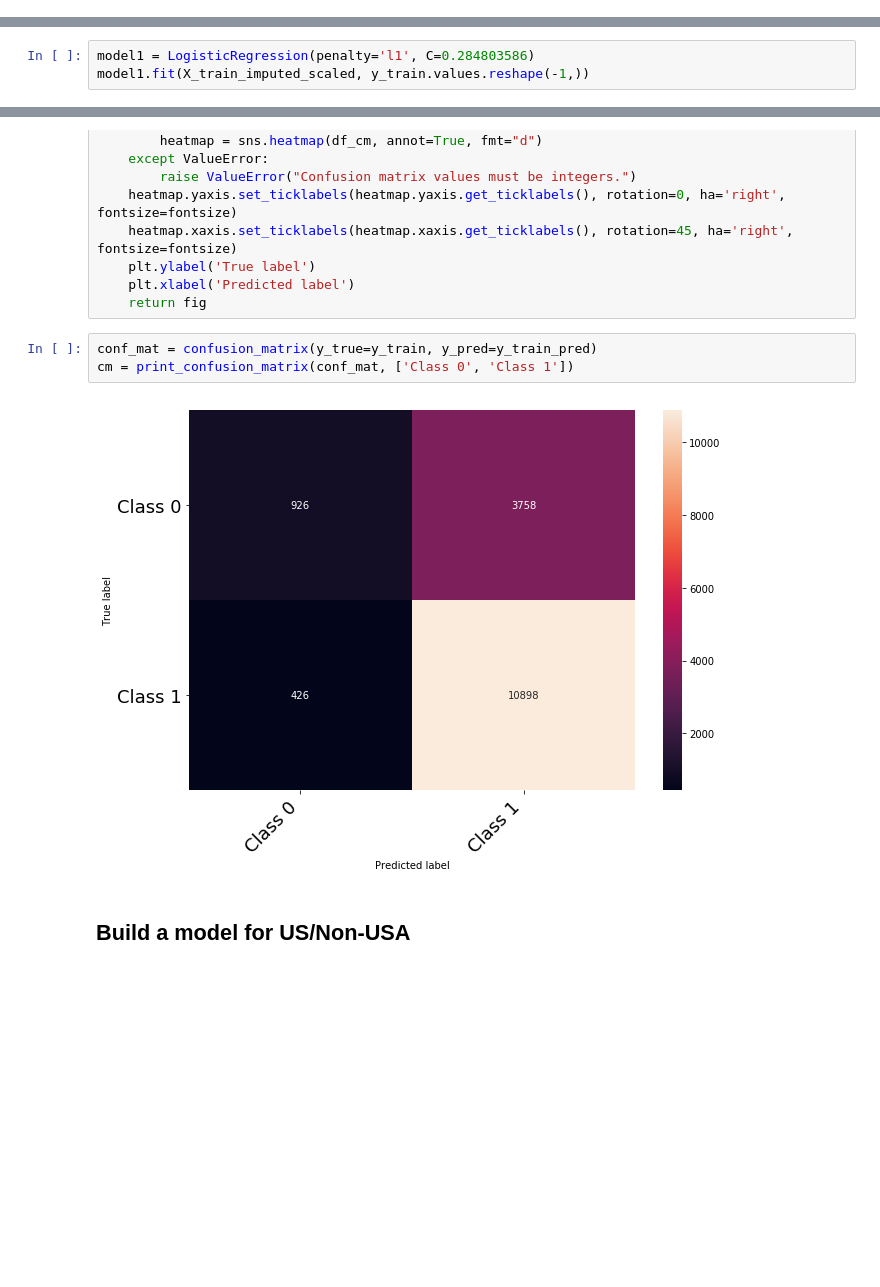
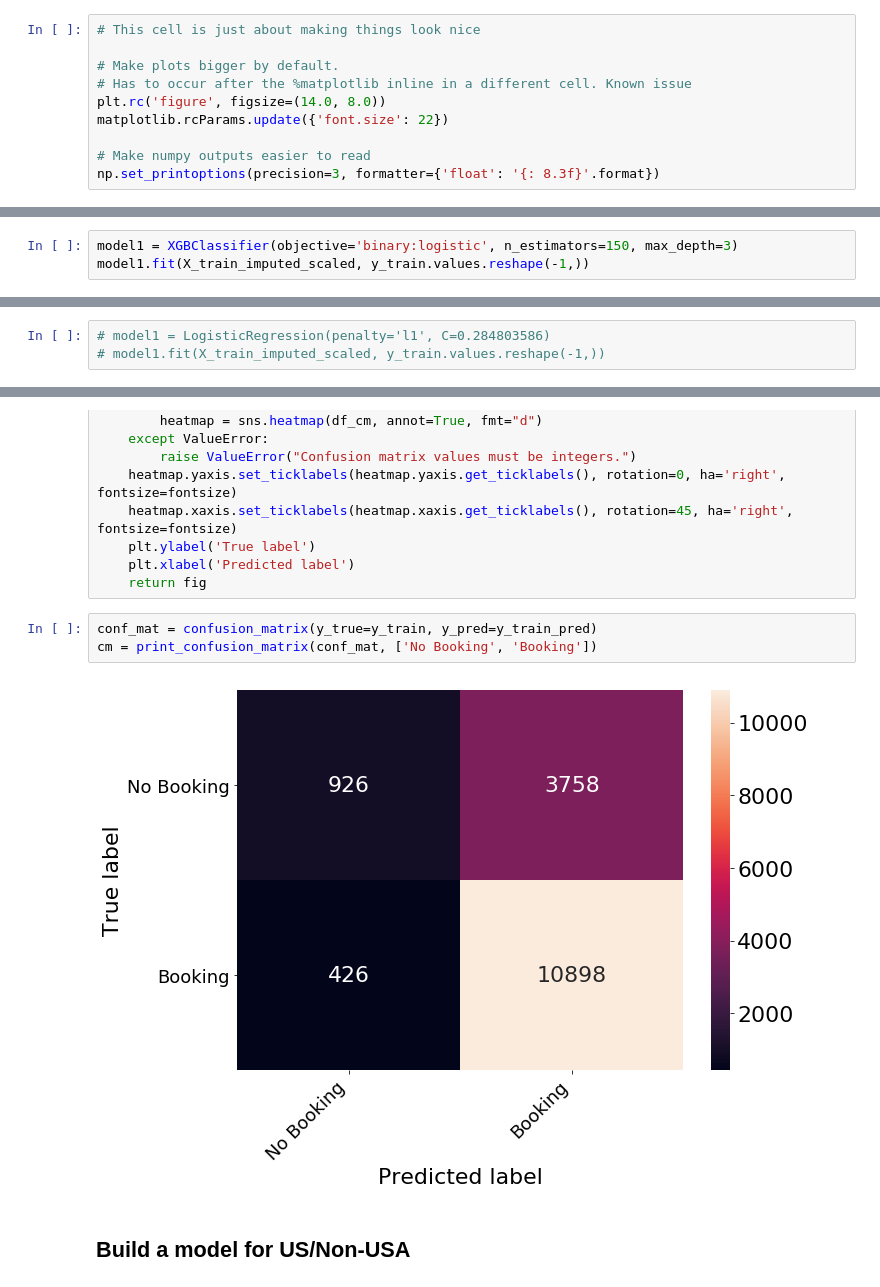
Before and after one commit to leomaxx/song_metis, a Jupyter notebook: project/project3_mcnulty/airbnb/01_basic_data_cleaning-prediction-36.ipynb, the cells around one changed output, grey strips where cells are left out. Cells and saved outputs as stored; diff of their text form; blank space fills up the shorter version.

Commit message:
final model

```diff
--- a/project/project3_mcnulty/airbnb/01_basic_data_cleaning-prediction-36.ipynb
+++ b/project/project3_mcnulty/airbnb/01_basic_data_cleaning-prediction-36.ipynb
@@ -44,6 +45,16 @@ from imblearn.under_sampling import RandomUnderSampler
 from imblearn.over_sampling import SMOTE
 
 %matplotlib inline
+# %%
+# This cell is just about making things look nice
+
+# Make plots bigger by default.
+# Has to occur after the %matplotlib inline in a different cell. Known issue
+plt.rc('figure', figsize=(14.0, 8.0))
+matplotlib.rcParams.update({'font.size': 22})
+
+# Make numpy outputs easier to read
+np.set_printoptions(precision=3, formatter={'float': '{: 8.3f}'.format})
 # %%
 with open('./data/raw/user_subset.pkl', 'rb') as picklefile:
     user = pickle.load(picklefile)
@@ -385,0 +419,3 @@ model1 = grids['xgboost']
+# %%
+model1 = XGBClassifier(objective='binary:logistic', n_estimators=150, max_depth=3)
+model1.fit(X_train_imputed_scaled, y_train.values.reshape(-1,))
@@ -386,6 +458,6 @@ model1 = grids['xgboost']
 # %%
-model1 = LogisticRegression(penalty='l1', C=0.284803586)
-model1.fit(X_train_imputed_scaled, y_train.values.reshape(-1,))
+# model1 = LogisticRegression(penalty='l1', C=0.284803586)
+# model1.fit(X_train_imputed_scaled, y_train.values.reshape(-1,))
 # %% [output]
 LogisticRegression(C=0.284803586, class_weight=None, dual=False,
           fit_intercept=True, intercept_scaling=1, max_iter=100,
@@ -435,9 +507,9 @@ def print_confusion_matrix(confusion_matrix, class_names, figsize = (10,7), font
     return fig
 # %%
 conf_mat = confusion_matrix(y_true=y_train, y_pred=y_train_pred)
-cm = print_confusion_matrix(conf_mat, ['Class 0', 'Class 1'])
+cm = print_confusion_matrix(conf_mat, ['No Booking', 'Booking'])
 # %% [output]
-[figure, old version]
+[figure, new version]
 # %% [markdown]
 ## Build a model for US/Non-USA
 # %%
```
Also changed, not shown: parts of 66 cells of this notebook, 3 other files.
